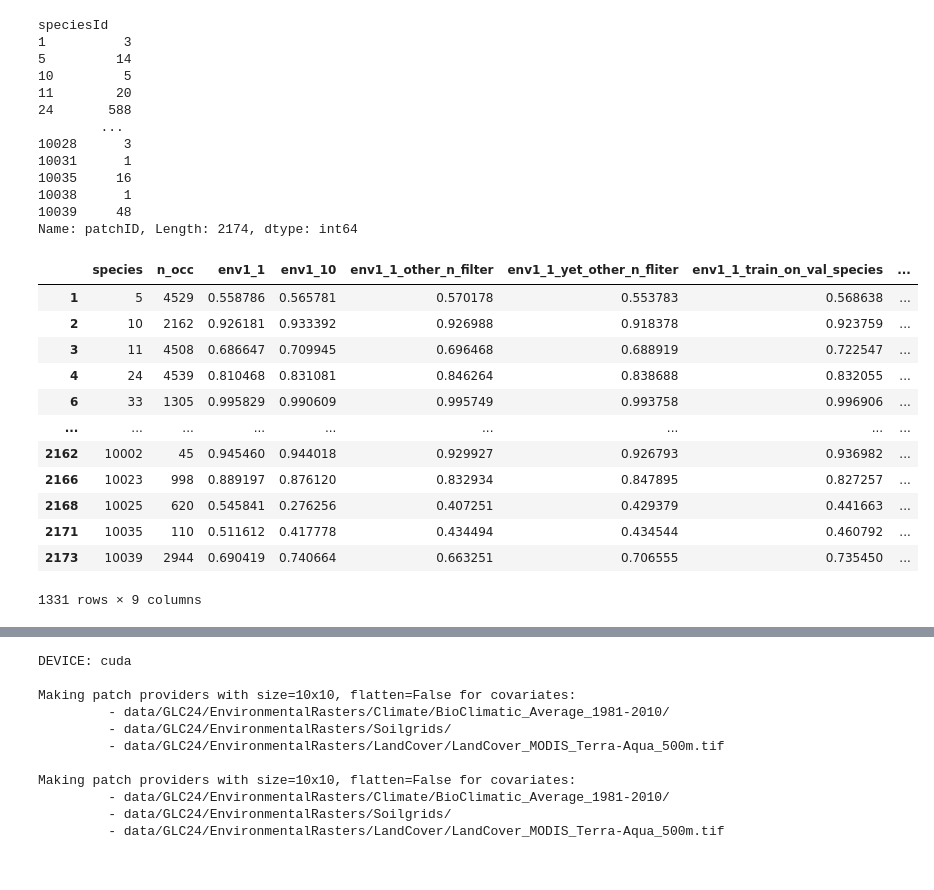
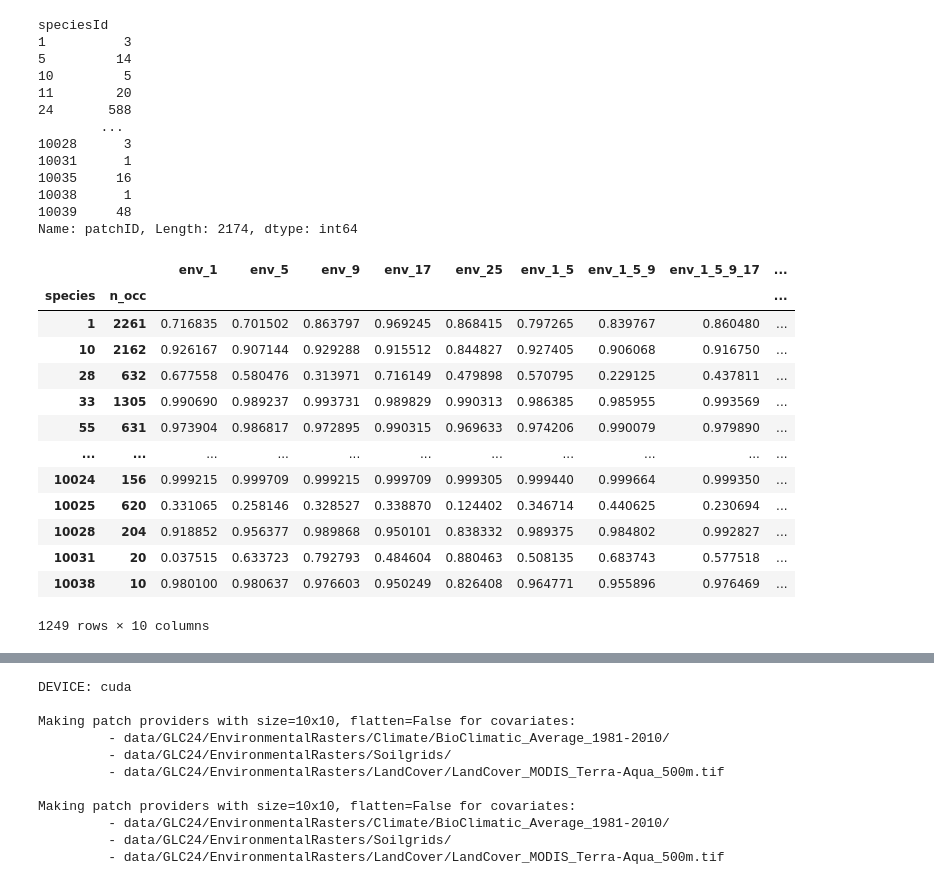
Before and after one commit to ninavantiel/multi_scale_SDMs, a Jupyter notebook: model_evaluation.ipynb, the cells around one changed output, grey strips where cells are left out. Saved outputs shown, nothing was run; the diff lists cells and outputs as text; code cells hidden in the pictures.

```diff
--- a/model_evaluation.ipynb
+++ b/model_evaluation.ipynb
@@ -95,22 +132,23 @@ speciesId
 10039     48
 Name: patchID, Length: 2174, dtype: int64
 # %%
-auc_df_n_val_gte_5 = auc_df.reset_index()[auc_df.reset_index()['species'].isin(n_occ_val[n_occ_val >= 5].index)]
-auc_df_n_val_gte_5
+auc_df_n_val_lte_10 = auc_df.reset_index()[auc_df.reset_index()['species'].isin(n_occ_val[n_occ_val <= 10].index)].set_index(['species','n_occ'])
+auc_df_n_val_lte_10
 # %% [output]
-|  | species | n_occ | env1_1 | env1_10 | env1_1_other_n_filter | env1_1_yet_other_n_fliter | env1_1_train_on_val_species | ... |
-| 1 | 5 | 4529 | 0.558786 | 0.565781 | 0.570178 | 0.553783 | 0.568638 | ... |
-| 2 | 10 | 2162 | 0.926181 | 0.933392 | 0.926988 | 0.918378 | 0.923759 | ... |
-| 3 | 11 | 4508 | 0.686647 | 0.709945 | 0.696468 | 0.688919 | 0.722547 | ... |
-| 4 | 24 | 4539 | 0.810468 | 0.831081 | 0.846264 | 0.838688 | 0.832055 | ... |
-| 6 | 33 | 1305 | 0.995829 | 0.990609 | 0.995749 | 0.993758 | 0.996906 | ... |
-| ... | ... | ... | ... | ... | ... | ... | ... | ... |
-| 2162 | 10002 | 45 | 0.945460 | 0.944018 | 0.929927 | 0.926793 | 0.936982 | ... |
-| 2166 | 10023 | 998 | 0.889197 | 0.876120 | 0.832934 | 0.847895 | 0.827257 | ... |
-| 2168 | 10025 | 620 | 0.545841 | 0.276256 | 0.407251 | 0.429379 | 0.441663 | ... |
-| 2171 | 10035 | 110 | 0.511612 | 0.417778 | 0.434494 | 0.434544 | 0.460792 | ... |
-| 2173 | 10039 | 2944 | 0.690419 | 0.740664 | 0.663251 | 0.706555 | 0.735450 | ... |
+|  |  | env_1 | env_5 | env_9 | env_17 | env_25 | env_1_5 | env_1_5_9 | env_1_5_9_17 | ... |
+| species | n_occ |  |  |  |  |  |  |  |  | ... |
+| 1 | 2261 | 0.716835 | 0.701502 | 0.863797 | 0.969245 | 0.868415 | 0.797265 | 0.839767 | 0.860480 | ... |
+| 10 | 2162 | 0.926167 | 0.907144 | 0.929288 | 0.915512 | 0.844827 | 0.927405 | 0.906068 | 0.916750 | ... |
+| 28 | 632 | 0.677558 | 0.580476 | 0.313971 | 0.716149 | 0.479898 | 0.570795 | 0.229125 | 0.437811 | ... |
+| 33 | 1305 | 0.990690 | 0.989237 | 0.993731 | 0.989829 | 0.990313 | 0.986385 | 0.985955 | 0.993569 | ... |
+| 55 | 631 | 0.973904 | 0.986817 | 0.972895 | 0.990315 | 0.969633 | 0.974206 | 0.990079 | 0.979890 | ... |
+| ... | ... | ... | ... | ... | ... | ... | ... | ... | ... | ... |
+| 10024 | 156 | 0.999215 | 0.999709 | 0.999215 | 0.999709 | 0.999305 | 0.999440 | 0.999664 | 0.999350 | ... |
+| 10025 | 620 | 0.331065 | 0.258146 | 0.328527 | 0.338870 | 0.124402 | 0.346714 | 0.440625 | 0.230694 | ... |
+| 10028 | 204 | 0.918852 | 0.956377 | 0.989868 | 0.950101 | 0.838332 | 0.989375 | 0.984802 | 0.992827 | ... |
+| 10031 | 20 | 0.037515 | 0.633723 | 0.792793 | 0.484604 | 0.880463 | 0.508135 | 0.683743 | 0.577518 | ... |
+| 10038 | 10 | 0.980100 | 0.980637 | 0.976603 | 0.950249 | 0.826408 | 0.964771 | 0.955896 | 0.976469 | ... |
-1331 rows × 9 columns
+1249 rows × 10 columns
 # %%
 for run_name in models.keys():
         checkpoint = torch.load(f"{modeldir}{run_name}/best_val_auc.pth")
```
Also changed, not shown: parts of 29 cells of this notebook, 7 other files.
